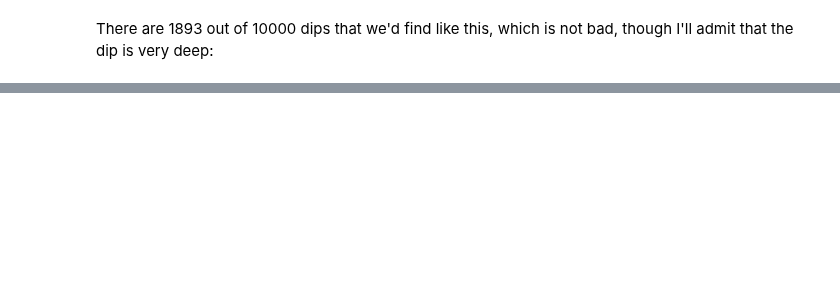
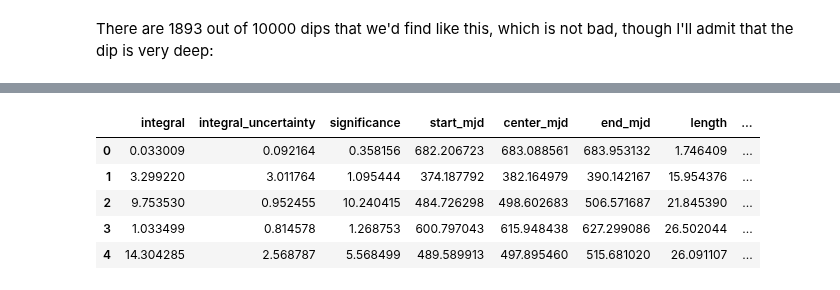
Before and after one commit to dirac-institute/ZTF_Boyajian, a Jupyter notebook: DipSimulations.ipynb, the cells around one changed output, grey strips where cells are left out. Drawn from its saved outputs; the diff is of its cells as text; code cells hidden in the pictures; blank space fills up the shorter version.

```diff
--- a/DipSimulations.ipynb
+++ b/DipSimulations.ipynb
@@ -149,7 +153,9 @@ def simulate_lightcurves(time, flux, nbands=1, cadence=None, npoints=None,
         npoints = np.array([npoints])
 
     if cadence is not None:
-        npoints = np.array([len(c) for c in cadences])
+        npoints = np.array([len(c) for c in cadence])
+        #print("npoints: " + str(npoints))
+        #print("cadence: " + str(cadence))
 
     lc_all = []
     # loop over different bands:
@@ -168,8 +174,12 @@ def simulate_lightcurves(time, flux, nbands=1, cadence=None, npoints=None,
         new_time = time[idx]
         new_flux = flux[idx]
 
-
-
+        #print('len(new_time): ' + str(len(new_time)))
+        #print("len(new_flux): " + str(len(new_flux)))
+        #print('npoints[i]: ' + str(npoints[i]))
+        #print("err[i]: "+ str(err[i]))
+        #print('mean_mag[i]: ' + str(mean_mag[i]))
+        #print("random points: " + str(len(np.random.normal(mean_mag[i], err[i], size=npoints[i]))))
         mag = -2.5*np.log10(new_flux) + np.random.normal(mean_mag[i], err[i], size=npoints[i])
 
         magerr = np.ones_like(mag) * err[i]
@@ -197,7 +205,7 @@ ax.set_ylim(ax.get_ylim()[::-1])
 # %% [markdown]
 Ok, cool, let's simulate a bunch of these:
 # %%
-nsims = 100
+nsims = 50
 
 
 fig, ax = plt.subplots(1, 1, figsize=(8,5))
@@ -474,6 +448,7 @@ lc_sim_all = []
 
 tseg = time[-1] - time[0]
 
+idx_all = np.random.randint(0, nztf, size=10000)
 for idx in idx_all:
     ztf_lc = get_ztf_lightcurve(ztf_cadence, idx)
     max_time = np.max([ztf_lc["tseg_g"], ztf_lc["tseg_r"]])
@@ -608,0 +595,11 @@ sig_idx = np.where(sig_mask == True)[0]
+# %%
+res_df = pd.DataFrame(res_all)
+# %%
+res_df.head()
+# %% [output]
+|  | integral | integral_uncertainty | significance | start_mjd | center_mjd | end_mjd | length | ... |
+| 0 | 0.033009 | 0.092164 | 0.358156 | 682.206723 | 683.088561 | 683.953132 | 1.746409 | ... |
+| 1 | 3.299220 | 3.011764 | 1.095444 | 374.187792 | 382.164979 | 390.142167 | 15.954376 | ... |
+| 2 | 9.753530 | 0.952455 | 10.240415 | 484.726298 | 498.602683 | 506.571687 | 21.845390 | ... |
+| 3 | 1.033499 | 0.814578 | 1.268753 | 600.797043 | 615.948438 | 627.299086 | 26.502044 | ... |
+| 4 | 14.304285 | 2.568787 | 5.568499 | 489.589913 | 497.895460 | 515.681020 | 26.091107 | ... |
```
Also changed, not shown: parts of 49 cells of this notebook, 1 other file.
